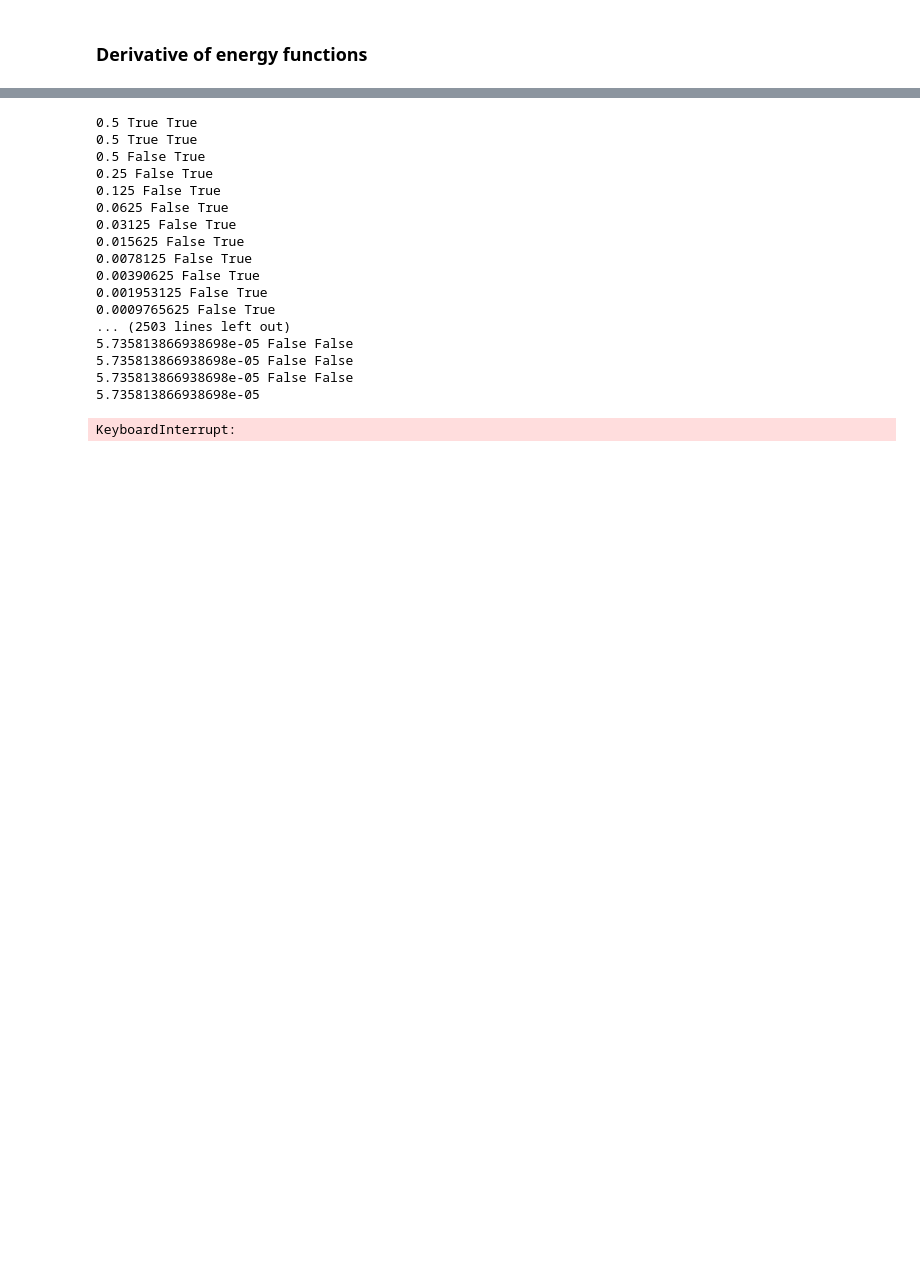
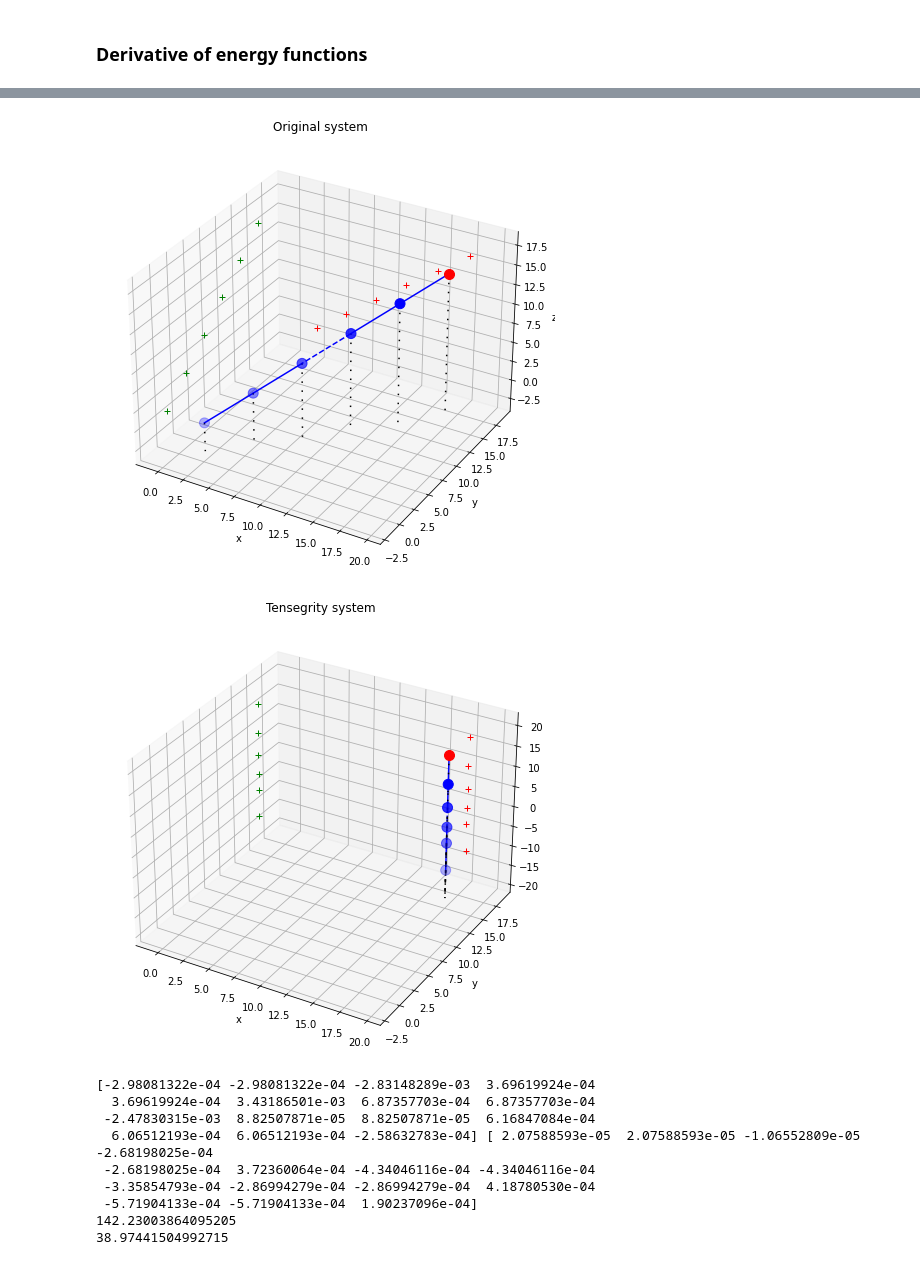
Before and after one commit to aledha/Tensegrity-Structures, a Jupyter notebook: tensegrity.ipynb, the cells around one changed output, grey strips where cells are left out. Cells and saved outputs as stored; diff of their text form; code cells hidden in the pictures; blank space fills up the shorter version.

```diff
--- a/tensegrity.ipynb
+++ b/tensegrity.ipynb
@@ -159,13 +179,16 @@ def armijo(x, alpha, p, c1, f, df):
 def curvature(x, alpha, p, c2, df):
     return -np.inner(df(x + alpha * p), p) <= -c2 * np.inner(df(x), p)
 
-def backtracking(x, p, c1, c2, f, df):
+def backtracking(x, p, c1, c2, f, df, maxiter = 100):
     assert(c1 < c2)
     alpha_min, alpha_max = 0, np.inf
-    alpha = 1
+    alpha = 5
     I = armijo(x, alpha, p, c1, f, df)
     II = curvature(x, alpha, p, c2, df)
+    iter = 0
     while not (I and II):
+        if iter > maxiter:
+            break
         if not I:
             alpha_max = alpha
             alpha = (alpha_min + alpha_max) / 2
@@ -177,60 +200,71 @@ def backtracking(x, p, c1, c2, f, df):
                 alpha *= 2
         I = armijo(x, alpha, p, c1, f, df)
         II = curvature(x, alpha, p, c2, df)
-        print(alpha, I, II)
+        #print(alpha, I, II)
+        iter += 1
     return alpha
+
+def backtracking2(x, p, c1, ro, f, df):
+    alpha = 10
+    while not armijo(x, alpha, p, c1, f, df):
+        alpha *= ro
+    return alpha
 # %%
 def BFGS(X0, N, M, cables, bars, ms, maxiter):
+    original_limits = plot_points(X0.reshape((N,3)), bars, cables, M, title = 'Original system')
     P = X0[:3 * M]
     Y0 = X0[3 * M:]
     def f(y):
         X = np.concatenate((P, y))
         return E(X, cables, bars, ms)
 
     def df(y):
         return dE(y, P.reshape(M, 3), cables, bars, ms, N, M)
 
-    c1, c2 = 0.1, 0.6
+    c1, c2 = 0.025, 0.2
     # First: Gradient descent
     p = -df(Y0)
+    #alpha = backtracking(Y0, p, c1, c2, f, df)
     alpha = backtracking(Y0, p, c1, c2, f, df)
     Y1 = Y0 + alpha * p
 
     sk = Y1 - Y0
     yk = df(Y1) - df(Y0)
     H = np.inner(yk, sk) / np.inner(yk, yk) * np.eye(3 * (N - M))
 
     for k in range(maxiter):
+        #p = -H @ df(Y1)
+        p = -df(Y1)
+
+        #print("Inner", np.inner(df(Y1), p))
+        #alpha = backtracking(Y1, p, c1, c2, f, df)
+        alpha = backtracking(Y1, p, c1, c2, f, df)
+        #print(alpha, f(Y1))
+        Y0 = Y1
+        Y1 = Y0 + alpha * p
+
         sk = Y1 - Y0
         yk = df(Y1) - df(Y0)
         Hkyk = H@yk
         Sk = 1 / np.inner(sk, yk)
         H = H - Sk * (sk @ Hkyk.T + Hkyk @ sk.T) + sk @ sk.T * (Sk**2 * np.inner(yk, Hkyk) + Sk)
-        p = -H @ df(Y1)
-        alpha = backtracking(Y1, p, c1, c2, f, df)
-        Y0 = Y1
-        Y1 = Y0 + alpha * p
+    original_limits[2] = None
+    plot_points((np.concatenate((P, Y1))).reshape(N, 3), bars, cables, M, lims = original_limits)
+    print(p, df(Y1))
+    print(E_bar(np.concatenate((P, Y1)).reshape((N,3)), bars))
+    print(E_cable(np.concatenate((P, Y1)).reshape((N,3)), cables))
 
-
-
-M = 3
-BFGS(X.flatten(), N, M, cables, bars, ms, 10)
+M = 1
+BFGS(X.flatten(), N, M, cables, bars, ms, 100)
 # %% [output]
+[figure, added]
+[figure, added]
-0.5 True True
-0.5 True True
-0.5 False True
-0.25 False True
-0.125 False True
-0.0625 False True
-0.03125 False True
-0.015625 False True
-0.0078125 False True
-0.00390625 False True
-0.001953125 False True
-0.0009765625 False True
-... (2503 lines left out)
-5.735813866938698e-05 False False
-5.735813866938698e-05 False False
-5.735813866938698e-05 False False
-5.735813866938698e-05
+[-2.98081322e-04 -2.98081322e-04 -2.83148289e-03  3.69619924e-04
+  3.69619924e-04  3.43186501e-03  6.87357703e-04  6.87357703e-04
+ -2.47830315e-03  8.82507871e-05  8.82507871e-05  6.16847084e-04
+  6.06512193e-04  6.06512193e-04 -2.58632783e-04] [ 2.07588593e-05  2.07588593e-05 -1.06552809e-05 -2.68198025e-04
+ -2.68198025e-04  3.72360064e-04 -4.34046116e-04 -4.34046116e-04
+ -3.35854793e-04 -2.86994279e-04 -2.86994279e-04  4.18780530e-04
+ -5.71904133e-04 -5.71904133e-04  1.90237096e-04]
+142.23003864095205
+38.97441504992715
-KeyboardInterrupt:
```
Also changed, not shown: parts of 5 cells of this notebook.
